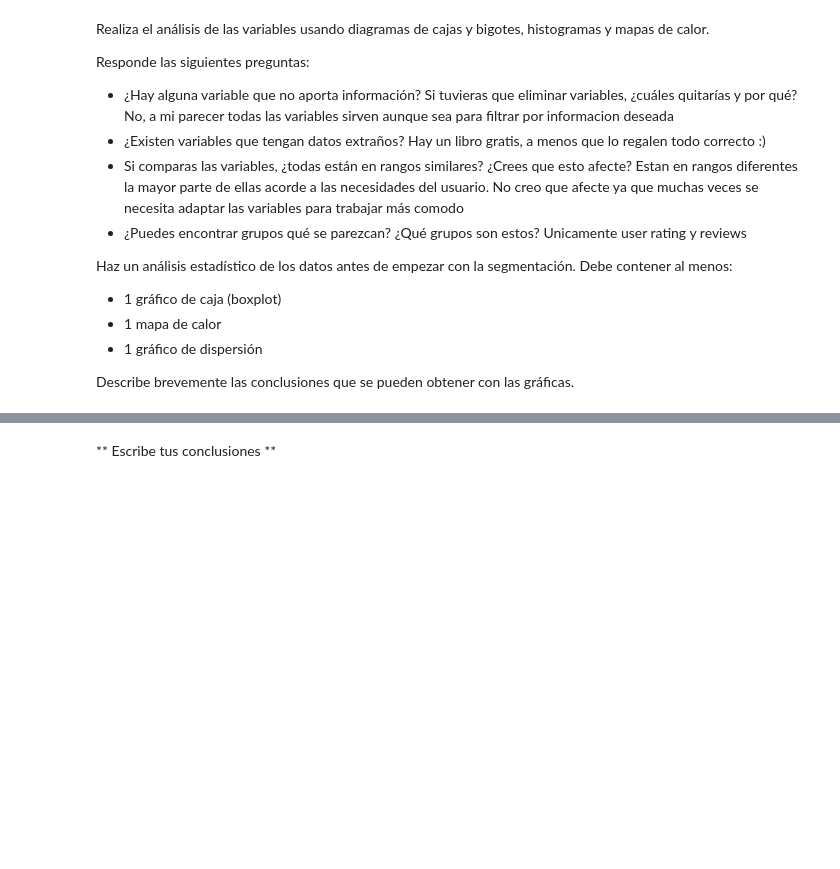
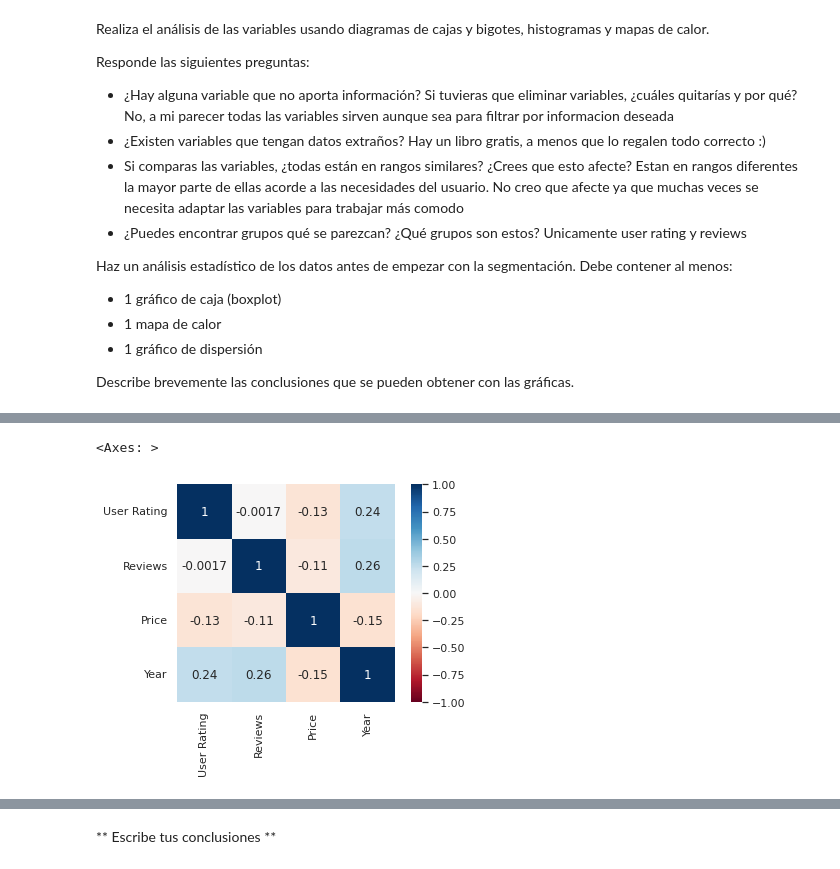
Before and after one commit to A01352033/El-arte-de-la-analitica, a Jupyter notebook: Actividad9.2/09_2_actividad_k_means.ipynb, the cells around one changed output, grey strips where cells are left out. Saved outputs shown, nothing was run; the diff lists cells and outputs as text; code cells hidden in the pictures; blank space fills up the shorter version.

```diff
--- a/Actividad9.2/09_2_actividad_k_means.ipynb
+++ b/Actividad9.2/09_2_actividad_k_means.ipynb
@@ -131,0 +144,6 @@ Describe brevemente las conclusiones que se pueden obtener con las gráficas.
+# %%
+correlacion = df.corr()
+sns.heatmap(data=correlacion, vmin=-1, vmax = 1, cmap='RdBu', annot=True, square=True)
+# %% [output]
+<Axes: >
+[figure, added]
```
Also changed, not shown: parts of 6 cells of this notebook, 1 other file.
